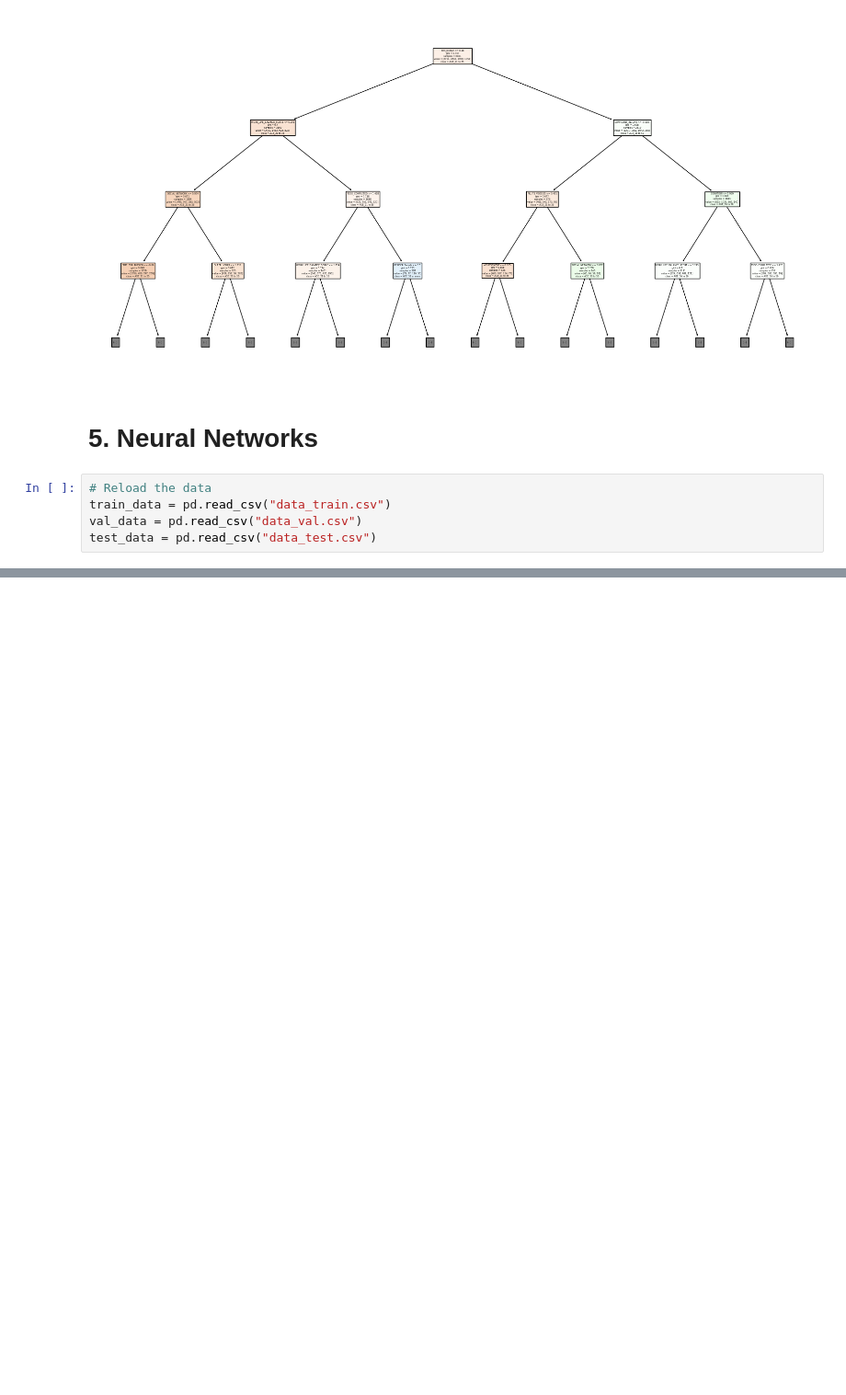
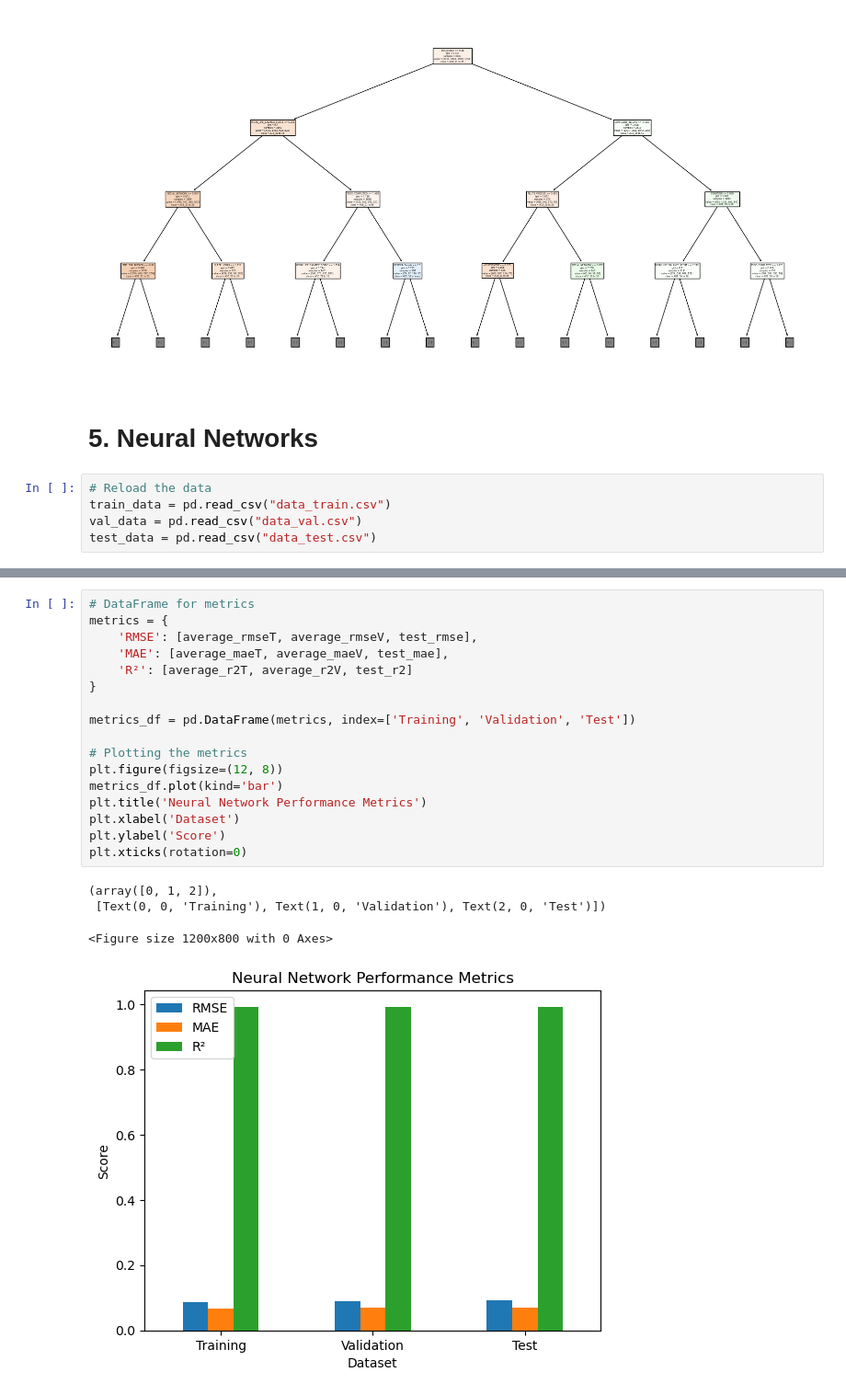
Before and after one commit to maxmichelon/DS-Project-Portfolio, a Jupyter notebook: Wellbeing and Lifestyle Project/proj3_machine_learning.ipynb, the cells around one changed output, grey strips where cells are left out. Shown: that part at 92% size. Cells and saved outputs as stored; diff of their text form; blank space fills up the shorter version.

```diff
--- a/Wellbeing and Lifestyle Project/proj3_machine_learning.ipynb
+++ b/Wellbeing and Lifestyle Project/proj3_machine_learning.ipynb
@@ -492,0 +521,22 @@ Test R²: 0.9952375513264281
+# %%
+# DataFrame for metrics
+metrics = {
+    'RMSE': [average_rmseT, average_rmseV, test_rmse],
+    'MAE': [average_maeT, average_maeV, test_mae],
+    'R²': [average_r2T, average_r2V, test_r2]
+}
+
+metrics_df = pd.DataFrame(metrics, index=['Training', 'Validation', 'Test'])
+
+# Plotting the metrics
+plt.figure(figsize=(12, 8))
+metrics_df.plot(kind='bar')
+plt.title('Neural Network Performance Metrics')
+plt.xlabel('Dataset')
+plt.ylabel('Score')
+plt.xticks(rotation=0)
+# %% [output]
+(array([0, 1, 2]),
+ [Text(0, 0, 'Training'), Text(1, 0, 'Validation'), Text(2, 0, 'Test')])
+<Figure size 1200x800 with 0 Axes>
+[figure, added]
```
Also changed, not shown: parts of 3 cells of this notebook.
